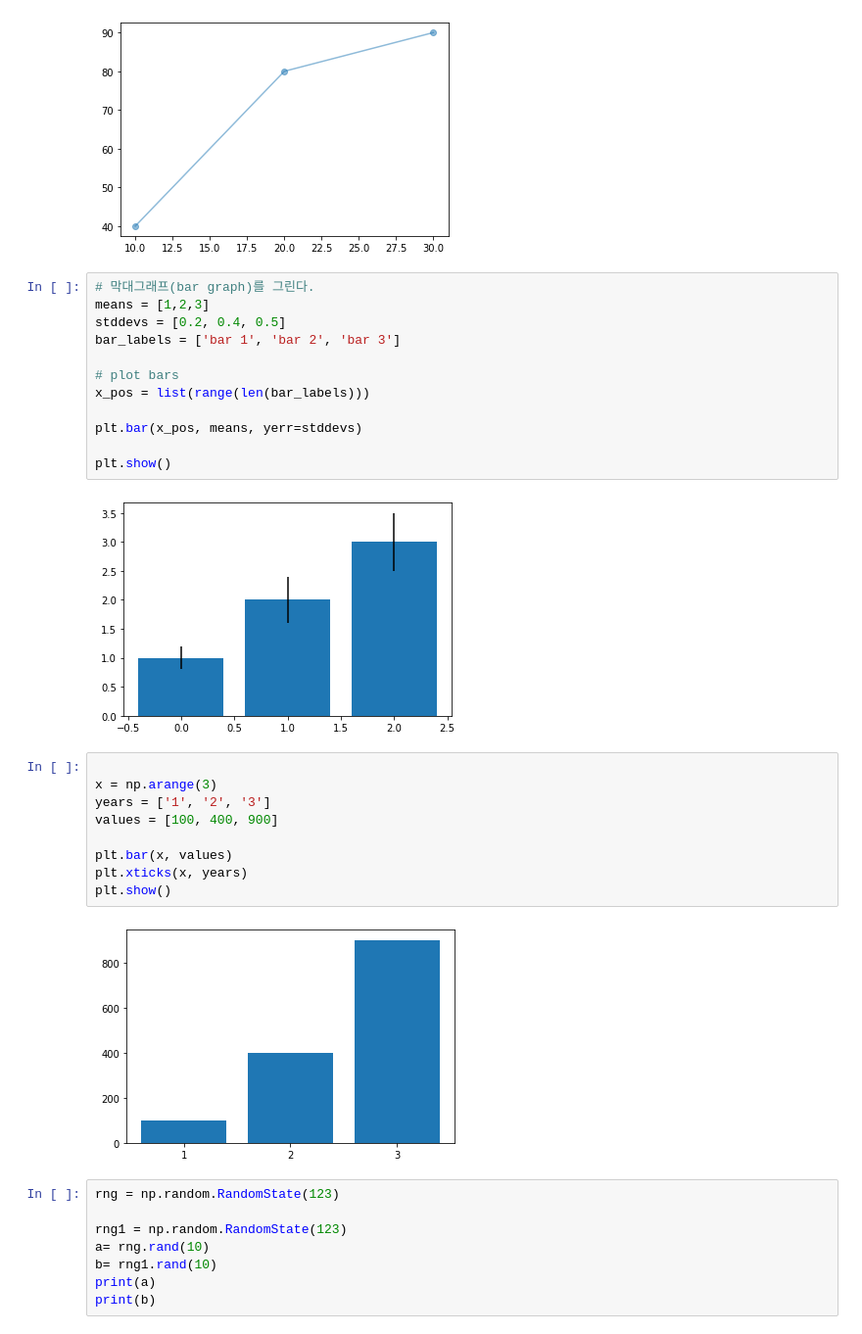
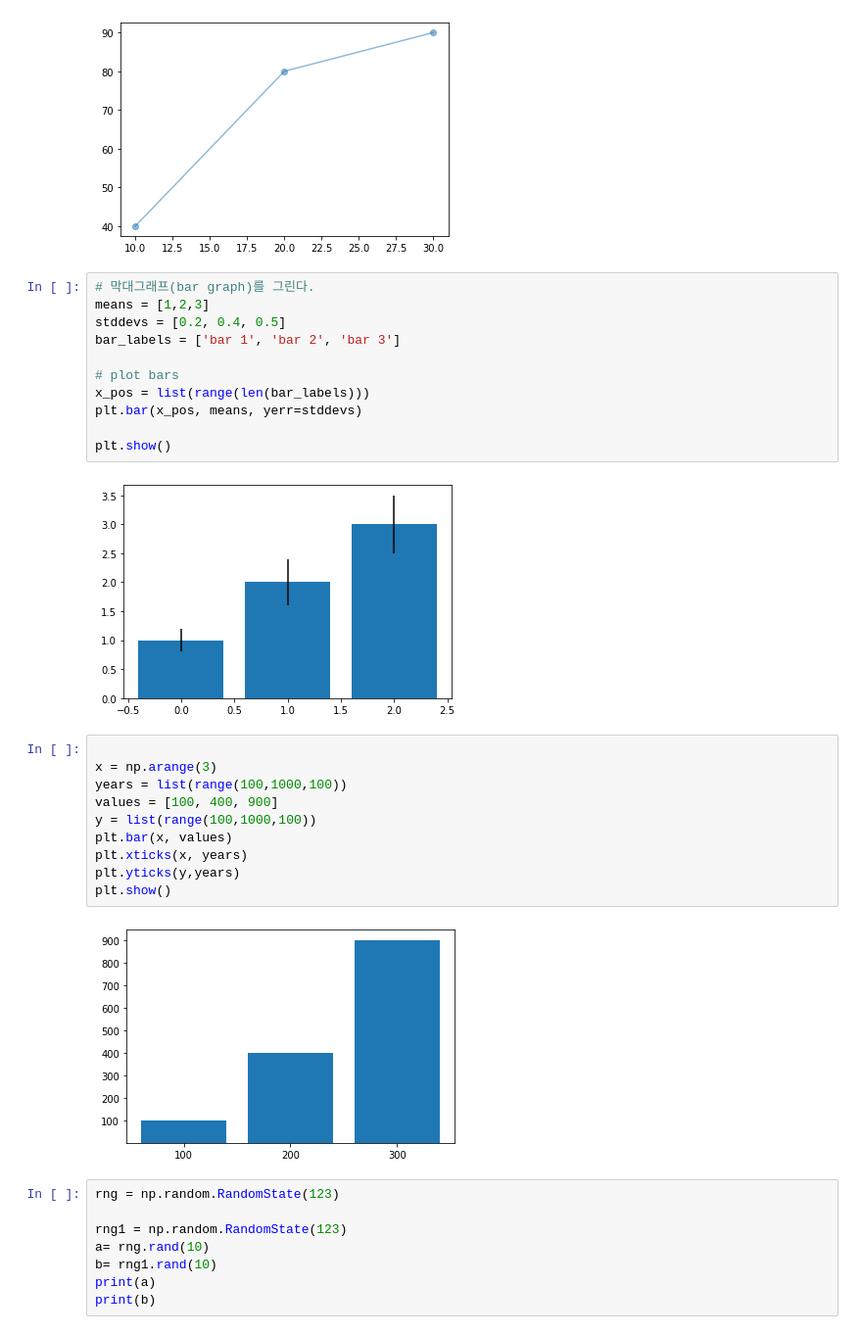
Before and after one commit to rlfwo93/machine-learning, a Jupyter notebook: pratice_matplotilb.ipynb, the cells around one changed output. Shown: that part at 98% size. Drawn from its saved outputs; the diff is of its cells as text.

```diff
--- a/pratice_matplotilb.ipynb
+++ b/pratice_matplotilb.ipynb
@@ -53,7 +53,6 @@ bar_labels = ['bar 1', 'bar 2', 'bar 3']
 
 # plot bars
 x_pos = list(range(len(bar_labels)))
-
 plt.bar(x_pos, means, yerr=stddevs)
 
 plt.show()
@@ -62,14 +61,15 @@ plt.show()
 # %%
 
 x = np.arange(3)
-years = ['1', '2', '3']
+years = list(range(100,1000,100))
 values = [100, 400, 900]
-
+y = list(range(100,1000,100))
 plt.bar(x, values)
 plt.xticks(x, years)
+plt.yticks(y,years)
 plt.show()
 # %% [output]
-[figure, old version]
+[figure, new version]
 # %%
 rng = np.random.RandomState(123)
 
```
Also changed, not shown: parts of 7 cells of this notebook.
